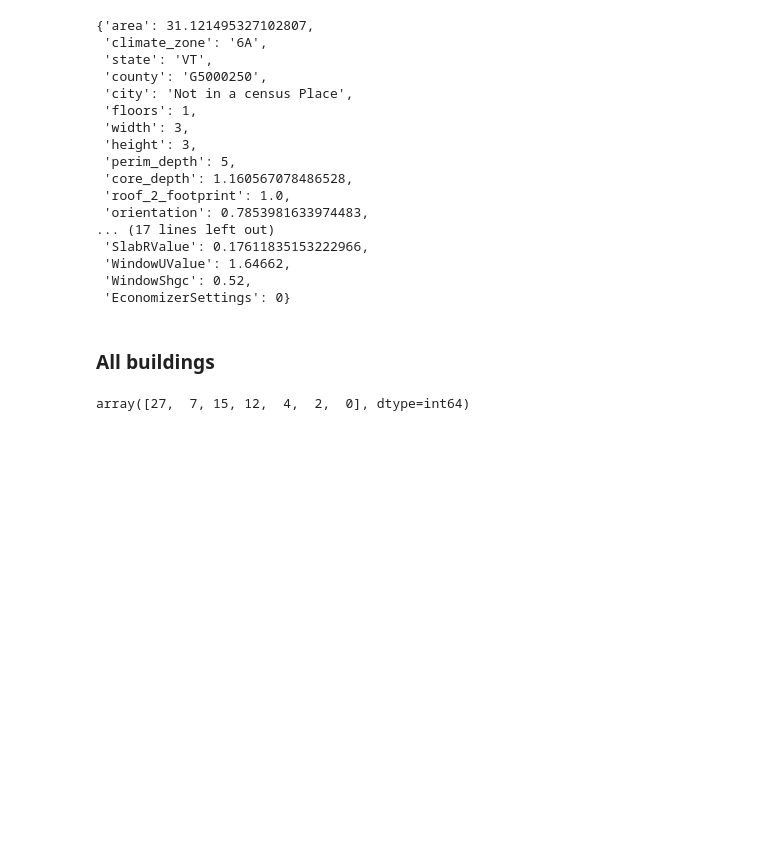
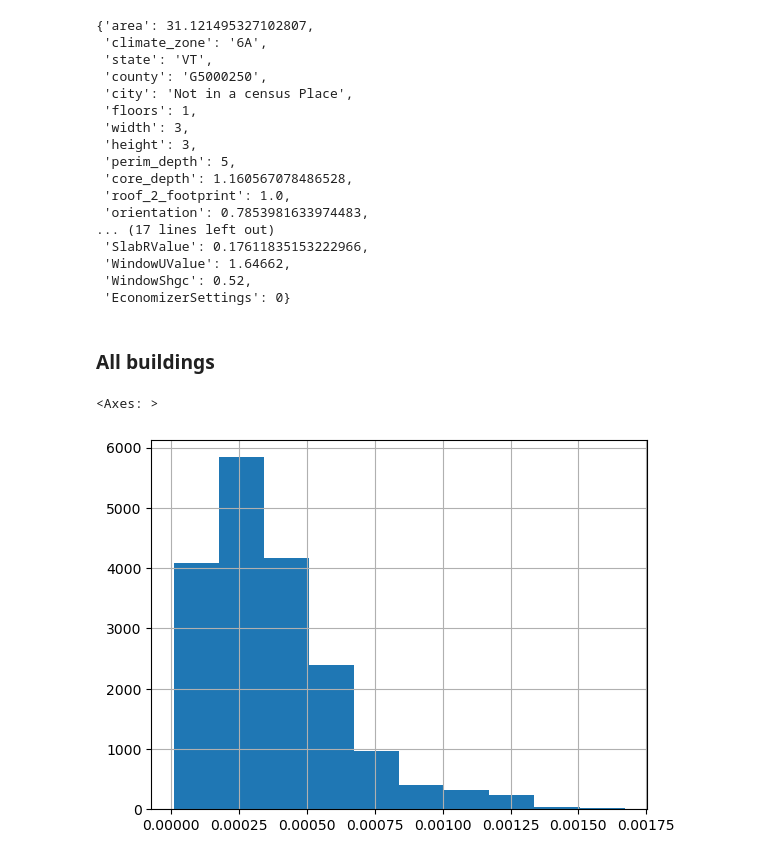
Before and after one commit to szvsw/ml-for-building-energy-modeling, a Jupyter notebook: NREL/resstock-streamlined.ipynb, the cells around one changed output. Cells and saved outputs as stored; diff of their text form; code cells hidden in the pictures; blank space fills up the shorter version.

Commit message:
Fixed infiltration and angles of shading

```diff
--- a/NREL/resstock-streamlined.ipynb
+++ b/NREL/resstock-streamlined.ipynb
@@ -164,9 +164,11 @@ def get_people_density(x):
 
 
 def get_infiltration(x):
-    (ach50, sqft) = x
-    volume = SQFT_M2 * sqft * F2F_HEIGHT
-    return float(ach50.split(" ACH50")[0]) / ACH50_ACHNAT * volume / 3.6
+    (ach50, sqft, floors) = x
+    area = SQFT_M2 * sqft
+    volume = area * F2F_HEIGHT
+    surface_area = area + math.sqrt(area) * 4 * F2F_HEIGHT * int(floors)
+    return float(ach50.split(" ACH50")[0]) / ACH50_ACHNAT * volume / 3.6 / surface_area / 1000
 
 
 wall_thermal_mass_constructions = {
@@ -284,12 +286,19 @@ def get_ground2floor(x):
 
 
 def get_shading_height(x):
-    if x == "None":
+    '''
+    Gets shading angle given x distance away, and assumed similar height of adjascent building
+    '''
+    (dist, floors) = x
+    if dist == "None":
         return 0
-    elif "ft" in x:
-        return 15
+    elif "ft" in dist:
+        dist = 15
     else:
-        return int(x)
+        dist = int(dist)
+
+    height = F2F_HEIGHT * floors
+    return math.atan(height/dist)
 # %% [markdown]
 ## Space definition
 # %%
@@ -487,6 +503,7 @@ space_definition = {
         "resstock_path": [
             "infiltration",
             "sqft",
+            "geometry_stories"
         ],  # Format: "X ACH50" + "natural_ventilation"?
         "resstock_format": lambda x: get_infiltration(x),
     },
@@ -582,7 +599,7 @@ space_definition = {
         "name": "EconomizerSettings",
         "option_count": 2,
         "mode": "Onehot",
-        "resstock_path": ["neighbors"],
+        "resstock_path": ["neighbors", "geometry_stories"],
         "resstock_format": lambda x: get_shading_height(x),
     },
 }
@@ -661,7 +678,8 @@ formatter = (
 )
 all_data["epw"] = all_data.apply(lambda x: formatter(x["state"], x["county"]), axis=1)
 all_data.to_hdf(resstock_output_path, key="features", mode="w")
-# %%
-all_data.ShadHeight.unique()
-# %% [output]
-array([27,  7, 15, 12,  4,  2,  0], dtype=int64)
+# %%
+all_data.Infiltration.hist()
+# %% [output]
+<Axes: >
+[figure, added]
```
Also changed, not shown: parts of 4 cells of this notebook.
